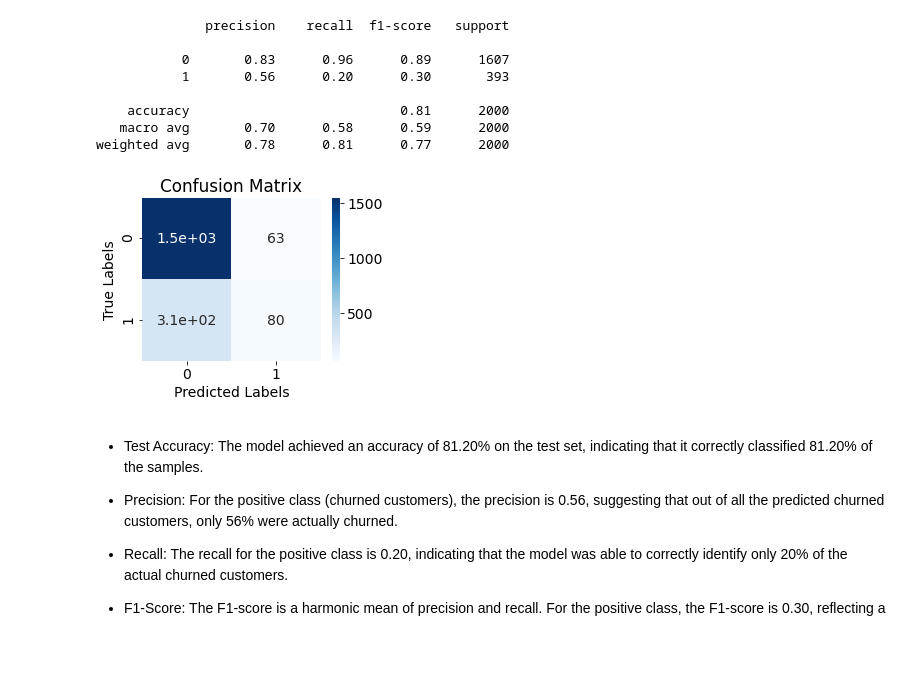
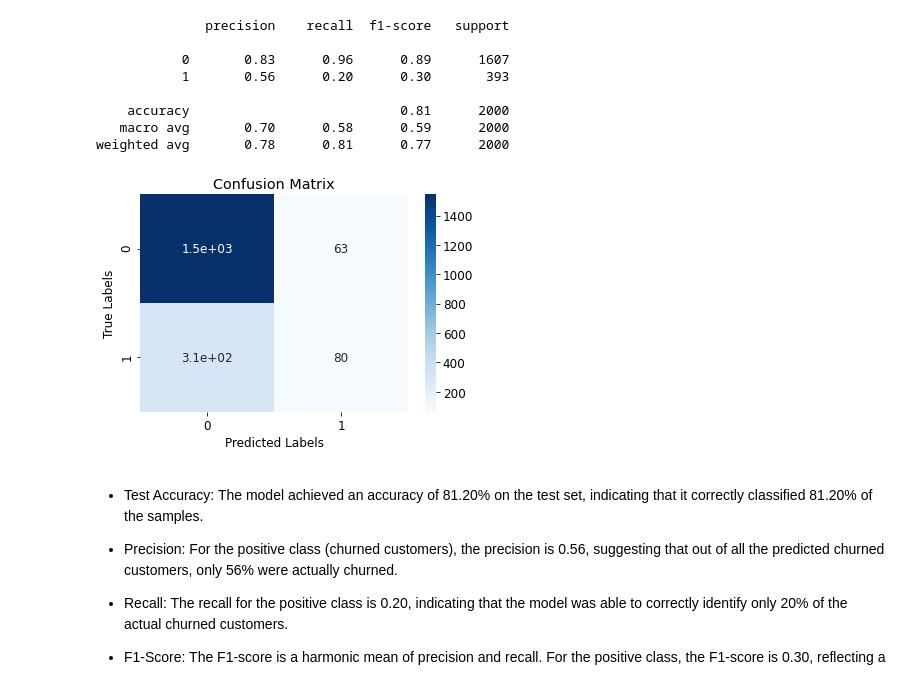
Before and after one commit to noellymadeleine/CustomerChurnPred, a Jupyter notebook: CustomerChurnPred.ipynb, the cells around one changed output. Cells and saved outputs as stored; diff of their text form; code cells hidden in the pictures; blank space fills up the shorter version.

Commit message:
Updates of the confusion matrix image size

```diff
--- a/CustomerChurnPred.ipynb
+++ b/CustomerChurnPred.ipynb
@@ -457,21 +457,19 @@ weighted avg       0.78      0.81      0.77      2000
 # %%
 from sklearn.metrics import confusion_matrix
 import seaborn as sns
 
 # Calculate the confusion matrix
 cm = confusion_matrix(y_test, y_pred)
 
 # Plot the confusion matrix
-plt.figure(figsize=(4, 3))  # Set the figure size as desired
-plt.rcParams.update({'font.size': 14})  # Set the desired fontsize
 sns.heatmap(cm, annot=True, cmap='Blues')
 plt.xlabel('Predicted Labels')
 plt.ylabel('True Labels')
 plt.title('Confusion Matrix')
 plt.savefig('graphs/confusion_matrix_LR',dpi = 300)
 plt.show()
 # %% [output]
-[figure, old version]
+[figure, new version]
 # %% [markdown]
 - Test Accuracy: The model achieved an accuracy of 81.20% on the test set, indicating that it correctly classified 81.20% of the samples.
 
```
Also changed, not shown: parts of 1 cell of this notebook, 3 other files.
